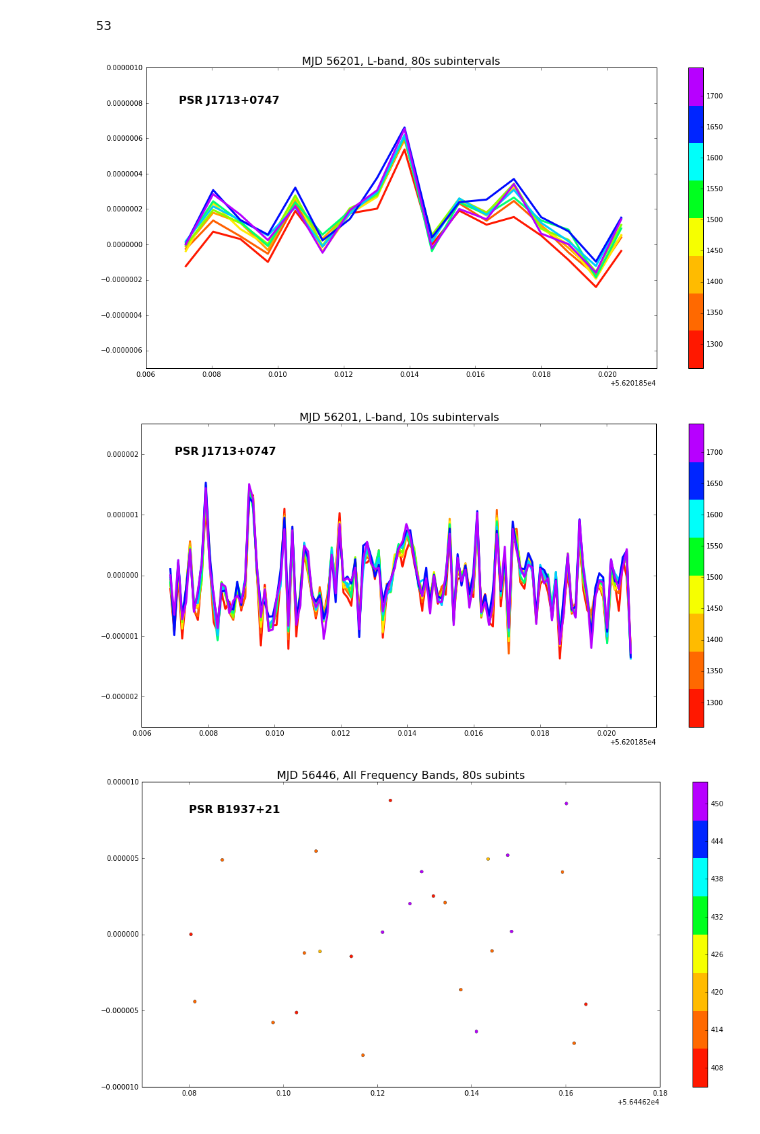
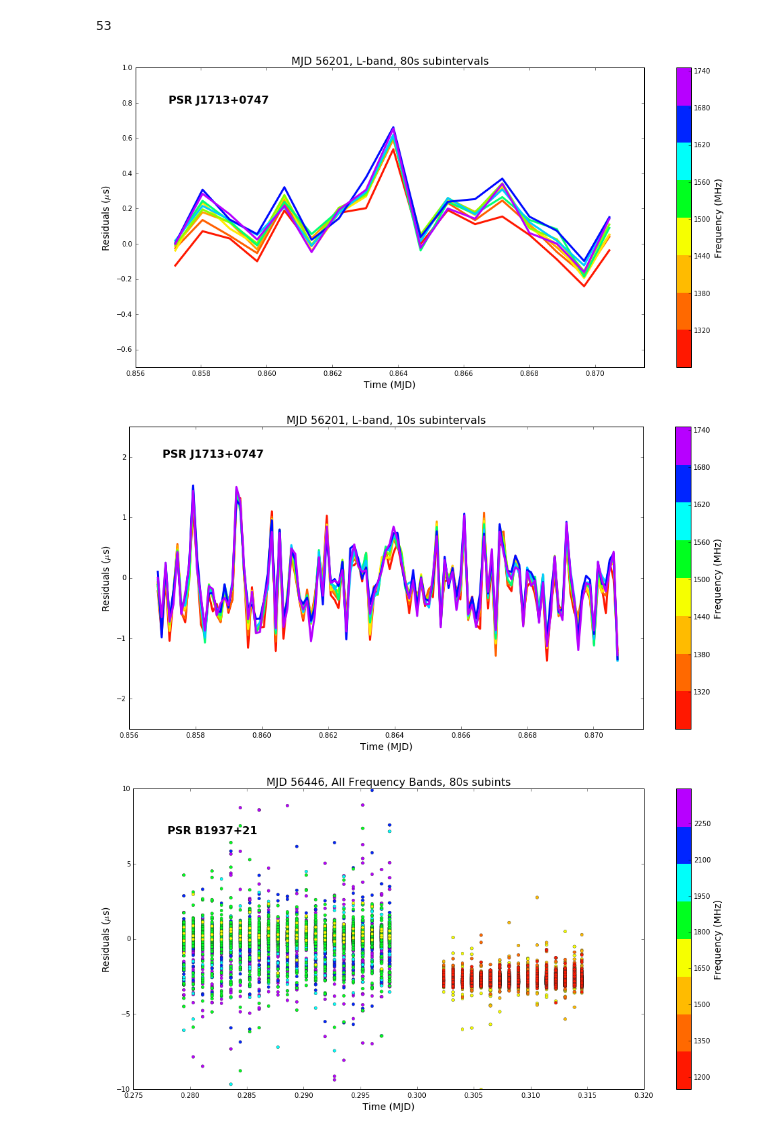
Before and after one commit to elliesch/pulsar_codes, a Jupyter notebook: ResidVsTime.ipynb, the cells around one changed output. Cells and saved outputs as stored; diff of their text form; code cells hidden in the pictures.

```diff
--- a/ResidVsTime.ipynb
+++ b/ResidVsTime.ipynb
@@ -4,6 +4,8 @@ import matplotlib.pyplot as plt
 %matplotlib inline
 import math
 
+micro = 10**(6)
+
 from mpl_toolkits.axes_grid1.inset_locator import zoomed_inset_axes
 from mpl_toolkits.axes_grid1.inset_locator import mark_inset
 # %%
@@ -246,10 +286,11 @@ cmap_lines=LinearSegmentedColormap.from_list('name', colors, 9)
 #setting tick numbers for the colorbar too
 tick_locator_lines = ticker.MaxNLocator(nbins=7)
 
+date=56201
 condition=(x.bary_TOA > 56201.856) & (x.bary_TOA < 56201.872)
 
-TOA=x.bary_TOA[condition]
-Resid=x.prefit_sec[condition]
+TOA=x.bary_TOA[condition]-56201
+Resid=micro*(x.prefit_sec[condition])
 Freq=x.bary_freq[condition]
 
 n = 1313
@@ -261,69 +302,85 @@ for i in range (0,9):
     ax.plot(TOA[(Freq > n) & (Freq < m)],
                   Resid[(Freq > n) & (Freq < m)], color=cmap_lines(i), lw=3)
     ax.set_title('MJD 56201, L-band, 80s subintervals', fontsize='16')
-    ax.set_xlim(56201.856, 56201.8715)
-    ax.set_ylim(-0.0000007, 0.000001)
+    ax.set_xlim(0.856, 0.8715)
+    ax.set_ylim(-0.7, 1.0)
+    ax.set_xlabel('Time (MJD)', fontsize='14')
+    ax.set_ylabel('Residuals (${\mu}$s)', fontsize='14')
     n=n+53
     m=m+53
-ax.annotate('PSR J1713+0747', xy=(56201.857,0.0000008), fontweight='bold', fontsize='16')
-fig.colorbar(cax)
+ax.annotate('PSR J1713+0747', xy=(0.857,0.8), fontweight='bold', fontsize='16')
+cb=fig.colorbar(cax)
+cb.locator = tick_locator
+cb.update_ticks()
+cb.set_label('Frequency (MHz)', fontsize='14')
 plt.show()
 # %% [output]
-[figure, old version]
+[figure, new version]
 # %%
 x=r.read_residuals(filename="/nimrod1/eschwab/residuals/resid_56201_NTF8.tmp")
 
 #Define the colormap
 
 interval=np.hstack([np.linspace(0.05, 0.25), np.linspace(0.35,0.9)])
 colors=plt.cm.gist_rainbow(interval)
 cmap_lines=LinearSegmentedColormap.from_list('name', colors, 9)
 
 #setting tick numbers for the colorbar too
 tick_locator_lines = ticker.MaxNLocator(nbins=7)
 
+date=56201
 condition=(x.bary_TOA > 56201.856) & (x.bary_TOA < 56201.872)
 
-TOA=x.bary_TOA[condition]
-Resid=x.prefit_sec[condition]
+TOA=x.bary_TOA[condition]-date
+Resid=micro*(x.prefit_sec[condition])
 Freq=x.bary_freq[condition]
 
 n = 1313
 m = 1366
 fig,ax = plt.subplots(figsize=(17,8))
 
 
 for i in range (0,9):
     ax.plot(TOA[(Freq > n) & (Freq < m)],
                   Resid[(Freq > n) & (Freq < m)], color=cmap_lines(i), lw=3)
     ax.set_title('MJD 56201, L-band, 10s subintervals', fontsize='16')
-    ax.set_xlim(56201.856, 56201.8715)
-    ax.set_ylim(-0.0000025, 0.0000025)
+    ax.set_xlim(0.856, 0.8715)
+    ax.set_ylim(-2.5, 2.5)
+    ax.set_xlabel('Time (MJD)', fontsize='14')
+    ax.set_ylabel('Residuals (${\mu}$s)', fontsize='14')
     n=n+53
     m=m+53
-ax.annotate('PSR J1713+0747', xy=(56201.857,0.000002), fontweight='bold', fontsize='16')
-fig.colorbar(cax)
+ax.annotate('PSR J1713+0747', xy=(0.857,2.0), fontweight='bold', fontsize='16')
+cb=fig.colorbar(cax)
+cb.locator = tick_locator
+cb.update_ticks()
+cb.set_label('Frequency (MHz)', fontsize='14')
 plt.show()
 # %% [output]
-[figure, old version]
+[figure, new version]
 # %%
 ## =============================
 ## Running on the highest SNR (and flux) day for B1937
 ## =============================
 # %%
-x=r.read_residuals(filename="/nimrod1/eschwab/residuals/resid_56446_80F8.tmp")
+x=r.read_residuals(filename="/nimrod1/eschwab/residuals/resid_56465_80F8.tmp")
+
+date = 56465
 
 #This plot uses all frequency bands
 fig,ax = plt.subplots(figsize=(17,8))
-cax = ax.scatter(x.bary_TOA, x.prefit_sec, c=x.bary_freq, s=20, edgecolor='#262626', linewidth='0.35', cmap=cmap)
+cax = ax.scatter(x.bary_TOA - date, micro*(x.prefit_sec), c=x.bary_freq, s=20, edgecolor='#262626', linewidth='0.35', cmap=cmap)
 ax.set_title('MJD 56446, All Frequency Bands, 80s subints', fontsize='16')
-ax.set_xlim(56446.27, 56446.38)
-ax.set_ylim(-0.00001, 0.00001)
-ax.annotate('PSR B1937+21', xy=(56446.28,0.000008), fontweight='bold', fontsize='16')
+ax.set_xlim(0.275, 0.32)
+ax.set_ylim(-10, 10)
+ax.set_xlabel('Time (MJD)', fontsize='14')
+ax.set_ylabel('Residuals (${\mu}$s)', fontsize='14')
+ax.annotate('PSR B1937+21', xy=(0.278, 7), fontweight='bold', fontsize='16')
 cb=fig.colorbar(cax)
 cb.locator = tick_locator
 cb.update_ticks()
+cb.set_label('Frequency (MHz)', fontsize='14')
 
 plt.show()
 # %% [output]
-[figure, old version]
+[figure, new version]
```
Also changed, not shown: parts of 13 cells of this notebook.
